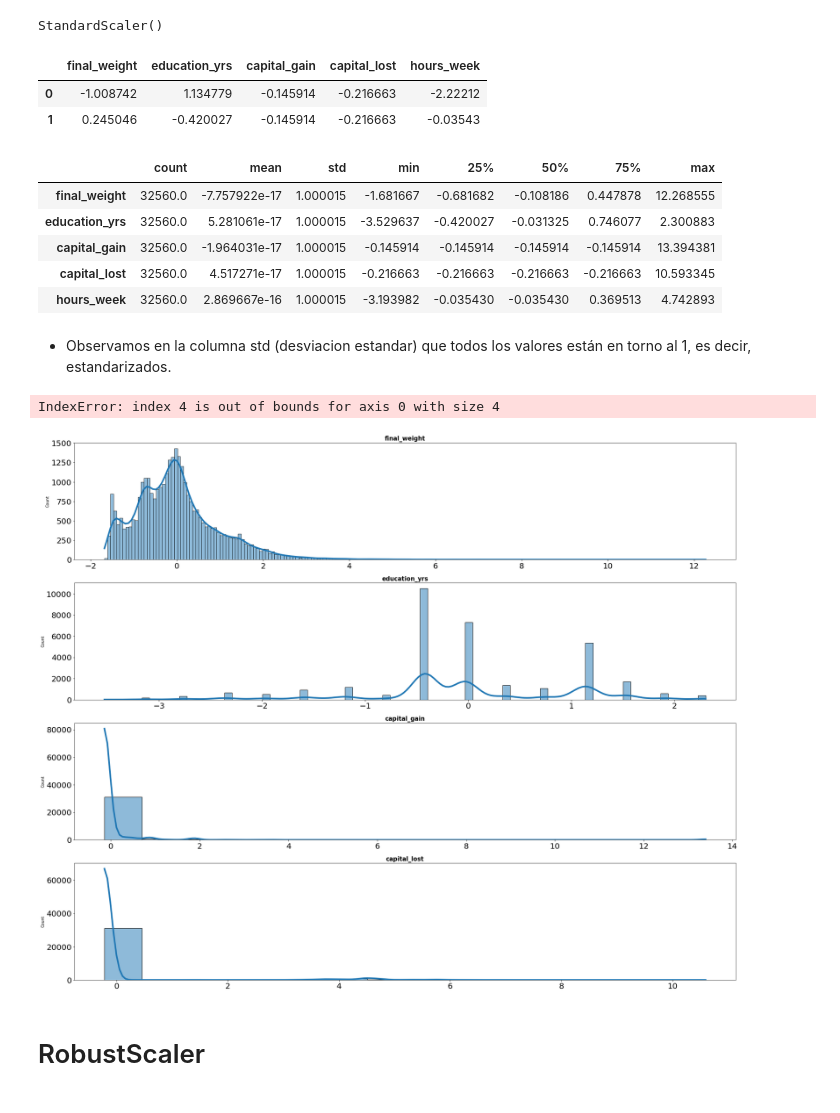
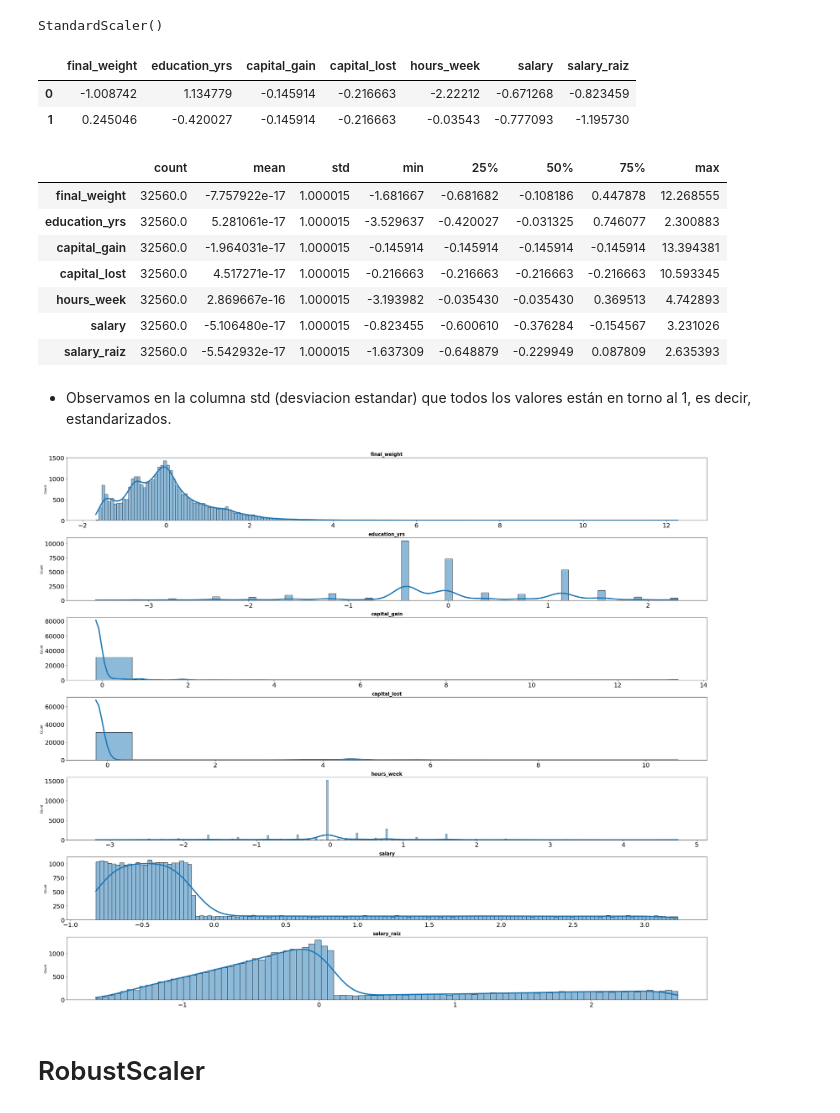
Before and after one commit to natigl/DA-bootcamp-MachineLearning, a Jupyter notebook: regresion_lineal/pp-estandarizacion.ipynb, the cells around one changed output. Drawn from its saved outputs; the diff is of its cells as text; code cells hidden in the pictures.

```diff
--- a/regresion_lineal/pp-estandarizacion.ipynb
+++ b/regresion_lineal/pp-estandarizacion.ipynb
@@ -52,2 +52,2 @@ numericas.head()
 # %%
-numericas.drop(["salary", "salary_log"], axis = 1, inplace = True)
+#numericas.drop(["salary", "salary_log"], axis = 1, inplace = True)
@@ -75,9 +77,9 @@ numericas_escaladas = scaler.transform(numericas)
 numericas_estandar = pd.DataFrame(numericas_escaladas, columns = numericas.columns)
 numericas_estandar.head(2)
 # %% [output]
-|  | final_weight | education_yrs | capital_gain | capital_lost | hours_week |
-| 0 | -1.008742 | 1.134779 | -0.145914 | -0.216663 | -2.22212 |
-| 1 | 0.245046 | -0.420027 | -0.145914 | -0.216663 | -0.03543 |
+|  | final_weight | education_yrs | capital_gain | capital_lost | hours_week | salary | salary_raiz |
+| 0 | -1.008742 | 1.134779 | -0.145914 | -0.216663 | -2.22212 | -0.671268 | -0.823459 |
+| 1 | 0.245046 | -0.420027 | -0.145914 | -0.216663 | -0.03543 | -0.777093 | -1.195730 |
 # %%
 numericas_estandar.describe().T
 # %% [output]
@@ -87,33 +89,34 @@ numericas_estandar.describe().T
 | capital_gain | 32560.0 | -1.964031e-17 | 1.000015 | -0.145914 | -0.145914 | -0.145914 | -0.145914 | 13.394381 |
 | capital_lost | 32560.0 | 4.517271e-17 | 1.000015 | -0.216663 | -0.216663 | -0.216663 | -0.216663 | 10.593345 |
 | hours_week | 32560.0 | 2.869667e-16 | 1.000015 | -3.193982 | -0.035430 | -0.035430 | 0.369513 | 4.742893 |
+| salary | 32560.0 | -5.106480e-17 | 1.000015 | -0.823455 | -0.600610 | -0.376284 | -0.154567 | 3.231026 |
+| salary_raiz | 32560.0 | -5.542932e-17 | 1.000015 | -1.637309 | -0.648879 | -0.229949 | 0.087809 | 2.635393 |
 # %% [markdown]
 - Observamos en la columna std (desviacion estandar) que todos los valores están en torno al 1, es decir, estandarizados.
 # %%
-fig, axes = plt.subplots(nrows = 4, ncols = 1, figsize = (30, 25))
+fig, axes = plt.subplots(nrows = 7, ncols = 1, figsize = (30, 25))
 
 columnas_estandar = numericas_estandar.columns
 axes = axes.flat
 
 
 for i, colum in enumerate(columnas_estandar):
     sns.histplot(
         data = numericas_estandar,
         x = colum,
         kde = True,
         line_kws = {"linewidth": 4},
         alpha = 0.5,
         ax = axes[i])
 
 
     axes[i].set_title(colum, fontsize = 15, fontweight = "bold")
     axes[i].tick_params(labelsize = 20)
     axes[i].set_xlabel("")
 
 fig.tight_layout()
 # %% [output]
-IndexError: index 4 is out of bounds for axis 0 with size 4
-[figure, old version]
+[figure, new version]
 # %% [markdown]
 # RobustScaler
 # %%
```
Also changed, not shown: parts of 6 cells of this notebook, 5 other files.
